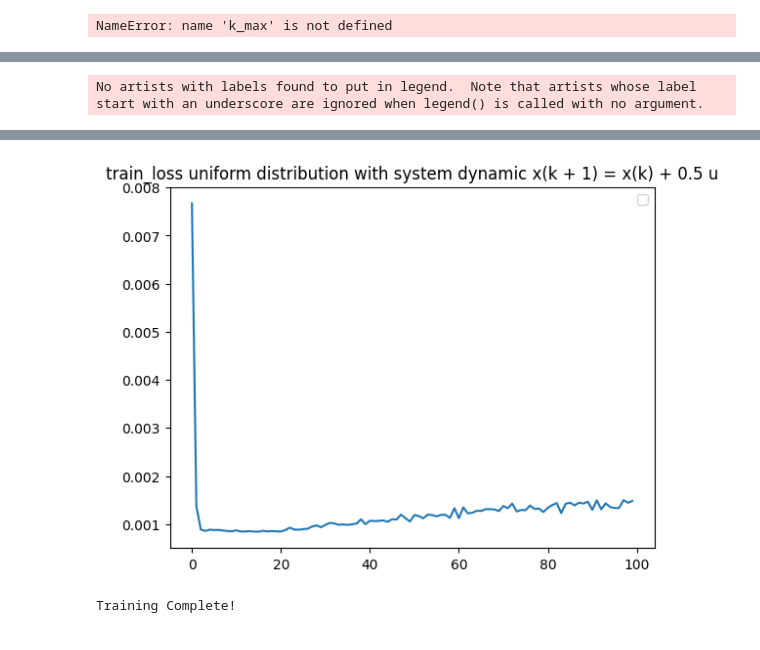
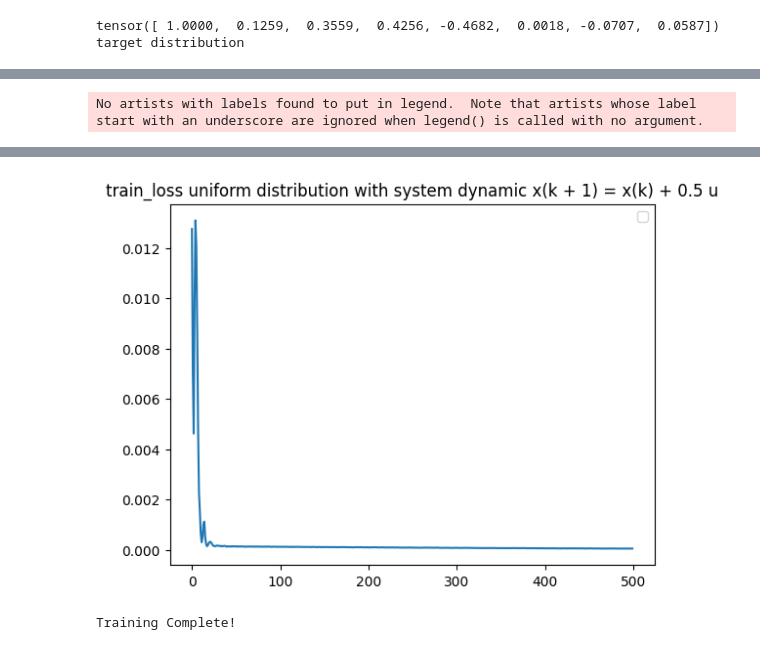
Before and after one commit to Justus-ui/Recursive_kan, a Jupyter notebook: train.ipynb, the cells around one changed output, grey strips where cells are left out. Cells and saved outputs as stored; diff of their text form; code cells hidden in the pictures.

```diff
--- a/train.ipynb
+++ b/train.ipynb
@@ -22,13 +22,14 @@ def gen_sample(batch_size, N_agents, in_dim = None, L = None):
 # %%
 N_Agents = 1
 in_dim = 1
-batch_size = 32
-n_samples = 128
+batch_size = 256
+n_samples = 512
 timesteps = 30
 lam = 0.5
+k_max = 8
 control_energy_reg = 1e-6 ### regularization on maximum control energy
 u_max = 100 # does not do anything currently
-thres = 1e-2 ### softness on constraint (will penalize when this much outside of rect)
+thres = 0#1e-2 ### softness on constraint (will penalize when this much outside of rect)
 # %%
 densties = ['custom']
 regions = [
@@ -42,8 +43,8 @@ def custom_pdf(x):
      Define a custom probability density function (PDF).
     """
     #x = x.item()
-    return np.where(((x > 0) & (x < 1)), 1, 0)
-    #return np.where(((x > 0) & (x < 0.3)) | ((x > 0.6) & (x < 0.9)), 5 / 3, 0)
+    #return np.where(((x > 0) & (x < 1)), 1, 0)
+    return np.where(((x > 0) & (x < 0.3)) | ((x > 0.6) & (x < 0.9)), 5 / 3, 0)
 # %%
 import Ergodic_Loss
 import Recursive_KAN
@@ -53,15 +54,16 @@ sys.path.append(r'C:\Users\JP\Documents\TU Berlin\Master\Code_RNN\Recursive_kan\
 import importlib
 importlib.reload(Ergodic_Loss)
 importlib.reload(Recursive_KAN)
-criterion = Ergodic_Loss.Ergodicity_Loss(N_Agents = N_Agents, n_timesteps = timesteps,L = None, in_dim = in_dim, k_max = k_max, thres = thres, control_energy_reg = control_energy_reg, density = 'custom',verbose = False, pdf = custom_pdf, max_pdf = 1, num_samples = 100000)
+criterion = Ergodic_Loss.Ergodicity_Loss(N_Agents = N_Agents, n_timesteps = timesteps,L = None, in_dim = in_dim, k_max = k_max, thres = thres, control_energy_reg = control_energy_reg, density = 'custom',verbose = False, pdf = custom_pdf, max_pdf = 5/3, num_samples = 100000)
 model = Recursive_KAN.KAN_RNN_Layer(N_Agents = N_Agents, in_dim = in_dim, hidden = 128, depth = 2, n_timesteps = timesteps,sys_param_lam= lam, u_max = u_max, network_type='multi')
 model.init_hidden(batch_size = batch_size)
 # %% [output]
-NameError: name 'k_max' is not defined
+tensor([ 1.0000,  0.1259,  0.3559,  0.4256, -0.4682,  0.0018, -0.0707,  0.0587]) target distribution
 # %%
 import time
-epochs = 100  # Number of epochs to train
-optimizer = optim.AdamW(model.parameters(), lr=0.001)
+criterion.verbose = False
+epochs = 500  # Number of epochs to train
+optimizer = optim.AdamW(model.parameters(), lr=0.001, weight_decay=1e-5)
 train_loss = []
 test_loss = []
 model.train()  # Set the model to training mode
@@ -79,8 +81,9 @@ for epoch in range(epochs):
         running_loss += loss.item()
         if show:
             show = False
+            criterion.verbose = False
             print("per iter:", time.time()- start_time,"total time:" , (time.time()- start_time) * (n_samples / batch_size) * epochs)
-    avg_loss = running_loss / (n_samples)
+    avg_loss = running_loss / (n_samples)# // batch_size)
     train_loss.append(avg_loss)
     print(f"Epoch [{epoch+1}/{epochs}], Loss: {avg_loss:.6f}")
 plt.plot(train_loss)
@@ -111,2 +114,2 @@ Epoch [100/100], Loss: 0.001483
-[figure, old version]
+[figure, new version]
 Training Complete!
```
Also changed, not shown: parts of 5 cells of this notebook, 5 other files.
